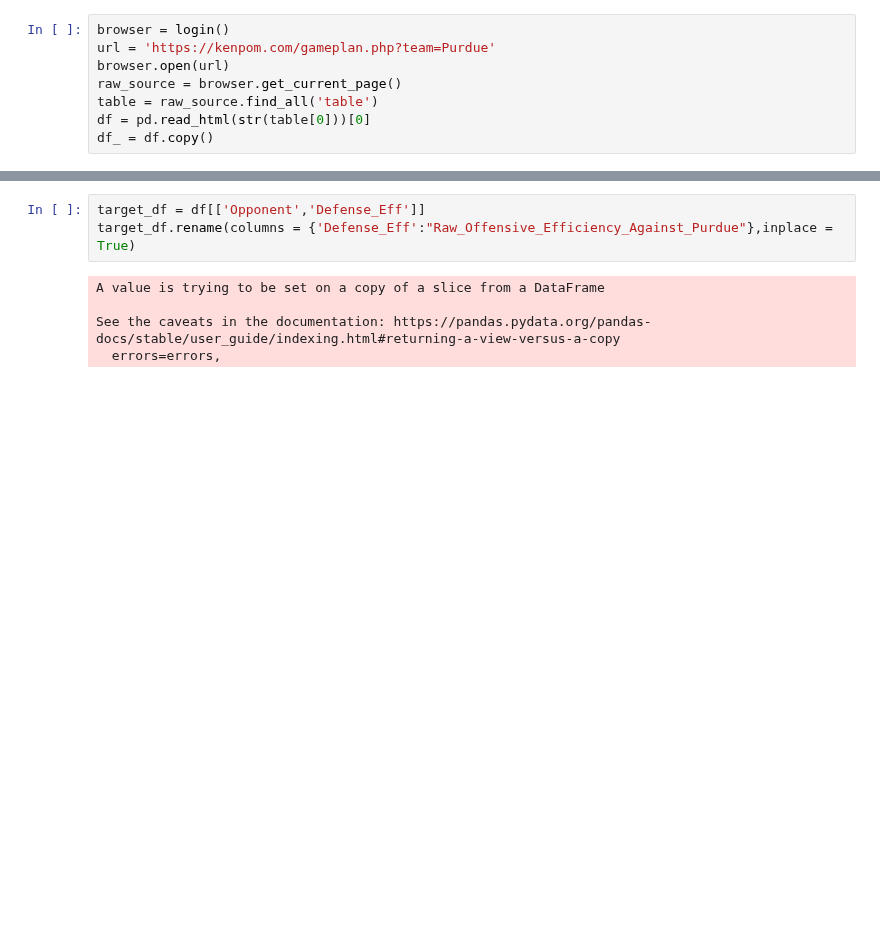
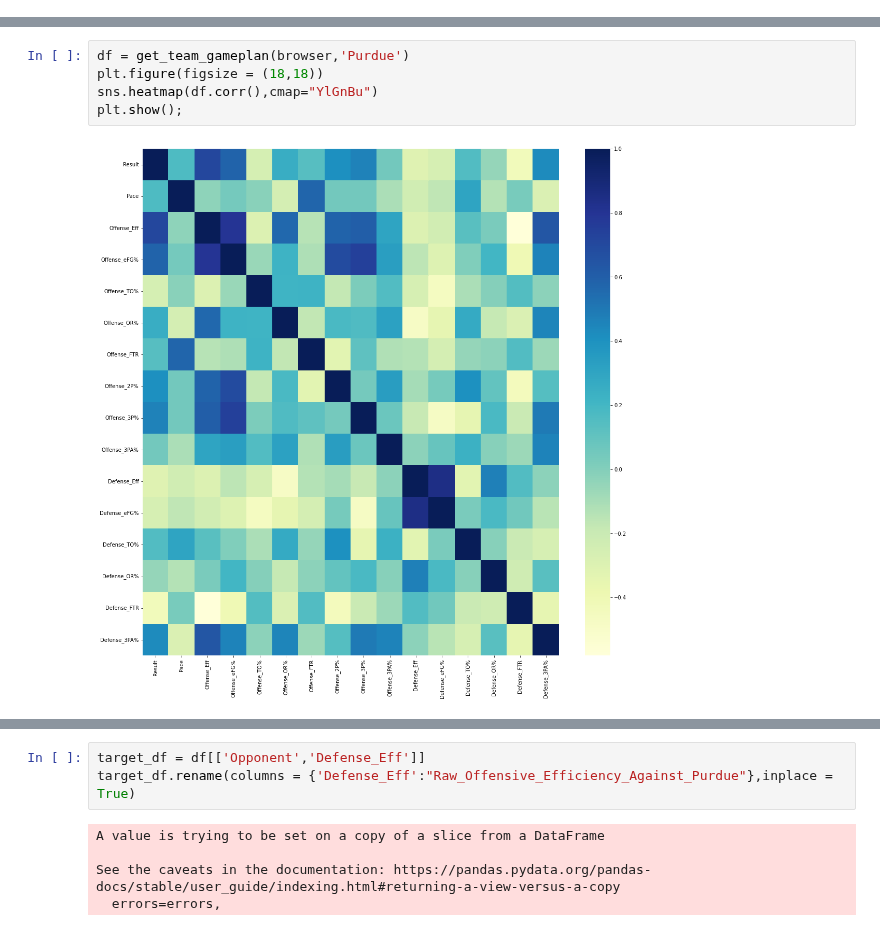
Before and after one commit to fmathews11/College_Basketball_Functions, a Jupyter notebook: Pulling_Gameplan_From_Kenpom.ipynb, the cells around one changed output, grey strips where cells are left out. Drawn from its saved outputs; the diff is of its cells as text; blank space fills up the shorter version.

```diff
--- a/Pulling_Gameplan_From_Kenpom.ipynb
+++ b/Pulling_Gameplan_From_Kenpom.ipynb
@@ -28,9 +29 @@ Requirement already satisfied: idna<3,>=2.5 in /usr/local/lib/python3.7/dist-pac
-# %%
-browser = login()
-url = 'https://kenpom.com/gameplan.php?team=Purdue'
-browser.open(url)
-raw_source = browser.get_current_page()
-table = raw_source.find_all('table')
-df = pd.read_html(str(table[0]))[0]
-df_ = df.copy()
 # %%
@@ -109,0 +100,7 @@ df
+# %%
+df = get_team_gameplan(browser,'Purdue')
+plt.figure(figsize = (18,18))
+sns.heatmap(df.corr(),cmap="YlGnBu")
+plt.show();
+# %% [output]
+[figure, added]
```
Also changed, not shown: parts of 5 cells of this notebook.
